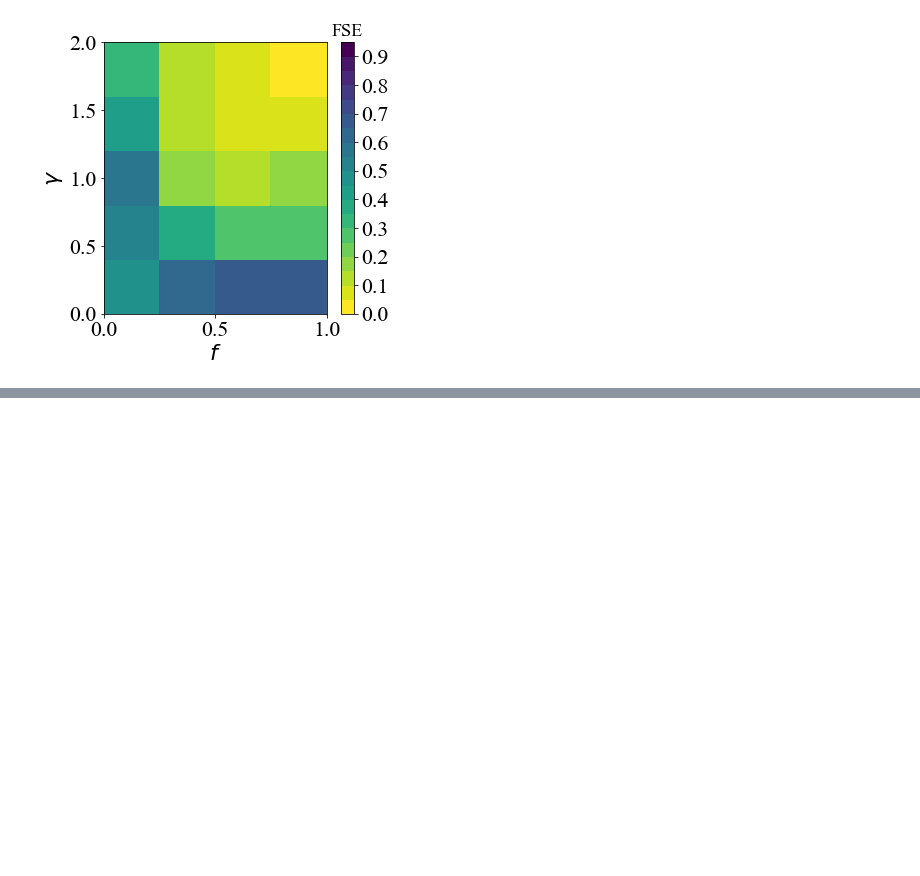
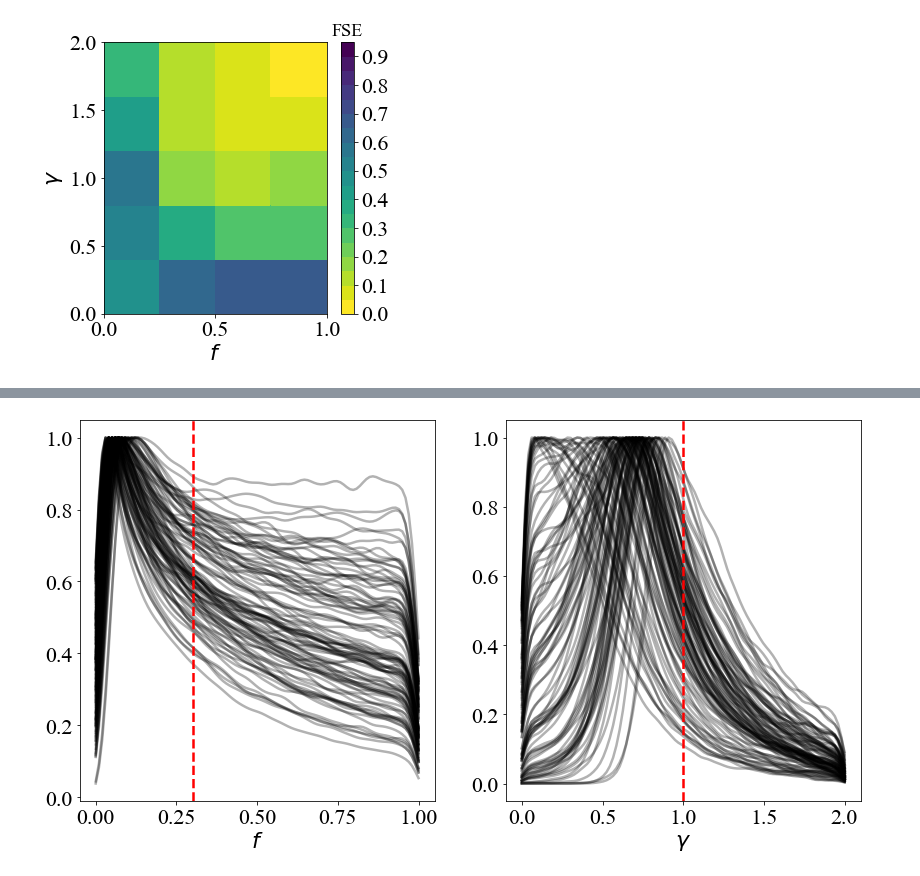
Before and after one commit to SvPoder/exoplanets, a Jupyter notebook: jupyter-notebook/reconstructed_DM.ipynb, the cells around one changed output, grey strips where cells are left out. Saved outputs shown, nothing was run; the diff lists cells and outputs as text; code cells hidden in the pictures; blank space fills up the shorter version.

```diff
--- a/jupyter-notebook/reconstructed_DM.ipynb
+++ b/jupyter-notebook/reconstructed_DM.ipynb
@@ -518,0 +556,39 @@ fig.savefig("../Figs/ex1_FSE_gamma.pdf")
+# %%
+def plot_1Dposterior(nBDs, rel_unc, f, gamma):
+
+    fig, ax = plt.subplots(1, 2, figsize=(14, 7))
+
+    xvals0 = np.linspace(0, 1, 100)
+    xvals1 = np.linspace(0, 2, 100)
+
+    filepath = ("../results/bayesian/ex1/N%i_relunc%.2f/" %(nBDs, rel_unc))
+
+    for i in range(100):
+        _file   = open(filepath + ("posterior_ex1_N%i_relunc%.2f_f%.1fgamma%.1fv%i" %(nBDs, rel_unc, f, gamma, i)), "rb")
+        samples = pickle.load(_file)
+        kde   = gaussian_kde(samples.T[0])
+        ax[0].plot(xvals0, kde(xvals0)/np.max(kde(xvals0)), color="purple", lw=2.5, alpha=0.3)
+        kde   = gaussian_kde(samples.T[1])
+        ax[1].plot(xvals1, kde(xvals1)/np.max(kde(xvals1)), color="purple", lw=2.5, alpha=0.3)
+
+        #ax[0].axvline(np.percentile(samples, [50], axis=0)[0, 0], ls="-", color="k")
+        #ax[1].axvline(np.percentile(samples, [50], axis=0)[0, 1], ls="-", color="k")
+
+
+    ax[0].axvline(f, ls="--", lw=2.5, color="red")
+    ax[1].axvline(gamma, ls="--", lw=2.5, color="red")
+
+    ax[0].set_xlabel(r"$f$")
+    ax[1].set_xlabel(r"$\gamma$")
+
+    fig.savefig("../Figs/1Dposterior_ex1_N%i_relunc%.2f_f%.1fgamma%.1f.pdf" %(nBDs, rel_unc, f, gamma))
+
+    return
+# %%
+nBDs = 100
+rel_unc = 0.1
+
+
+plot_1Dposterior(nBDs, rel_unc, f, gamma)
+# %% [output]
+[figure, added]
```
Also changed, not shown: parts of 6 cells of this notebook.
